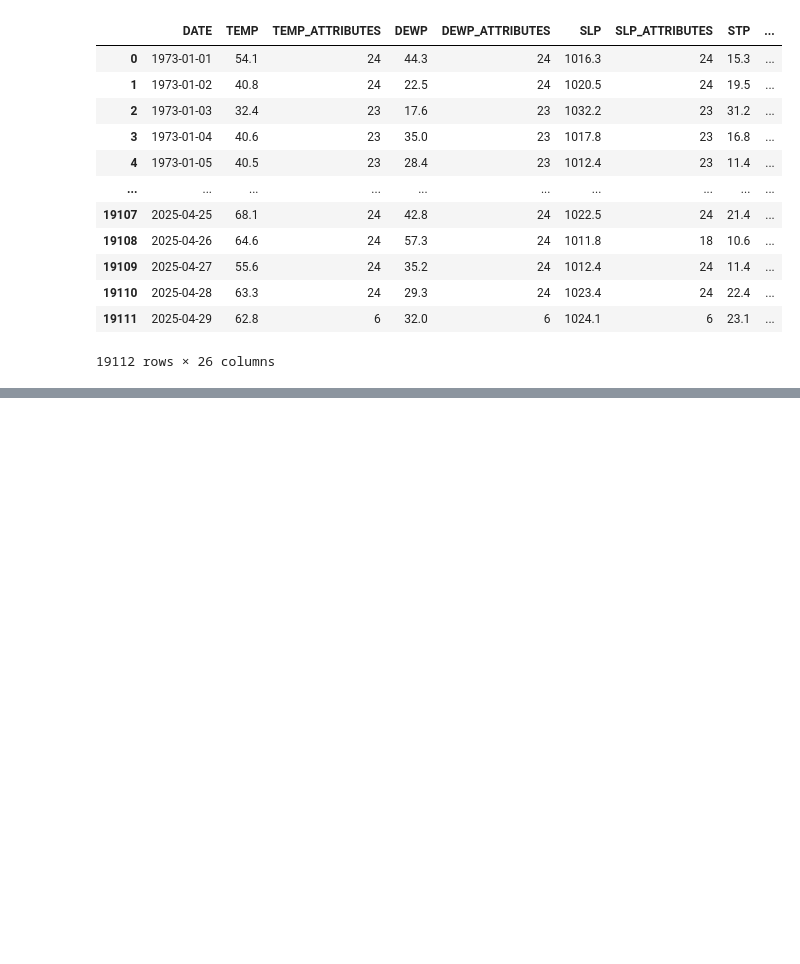
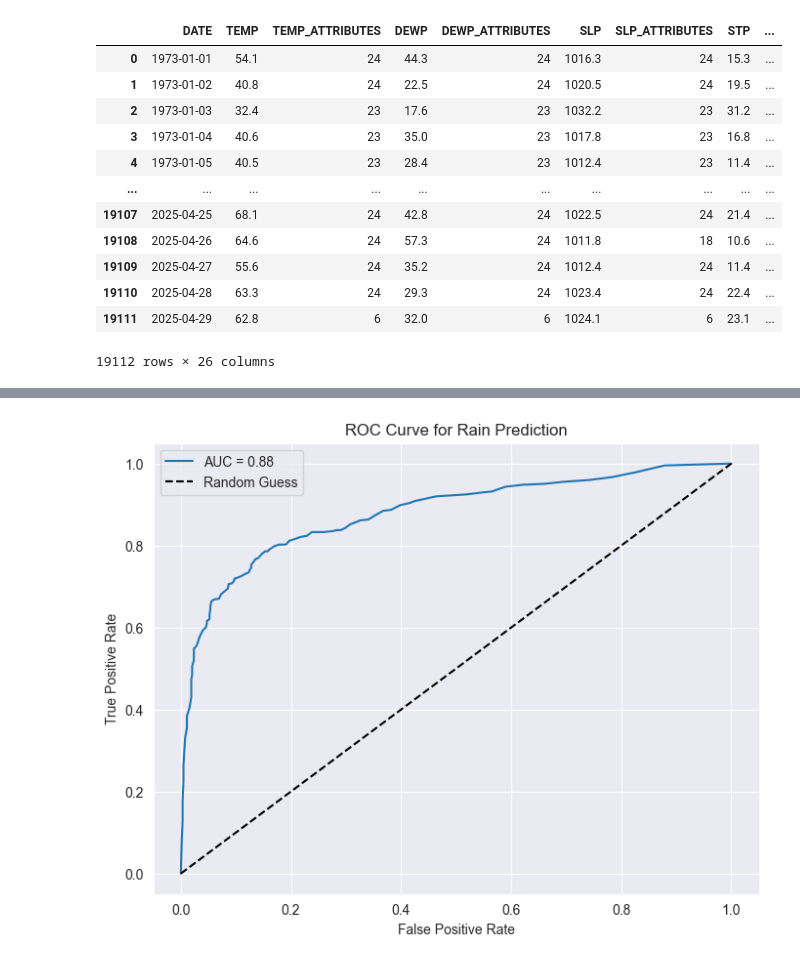
Before and after one commit to kielsara/IS525-Final, a Jupyter notebook: data cleaning and exploration.ipynb, the cells around one changed output, grey strips where cells are left out. Drawn from its saved outputs; the diff is of its cells as text; code cells hidden in the pictures; blank space fills up the shorter version.

```diff
--- a/data cleaning and exploration.ipynb
+++ b/data cleaning and exploration.ipynb
@@ -143,0 +335,20 @@ df_final.to_csv('df_final.csv', index=False)
+# %%
+variables = ['WDSP', 'HUMID', 'TEMP', 'VISIB']
+results = []
+
+for i in range(len(variables)):
+    for j in range(i + 1, len(variables)):
+        var1, var2 = variables[i], variables[j]
+        r, p = pearsonr(merged_df[var1], merged_df[var2])
+        results.append((var1, var2, r, p))
+
+# Add time correlation if DATE exists
+if 'DATE' in merged_df.columns and not merged_df['DATE'].isnull().any():
+    merged_df['TimeFactor'] = merged_df['DATE'].astype('int64') / 1e9
+    for var in variables:
+        r, p = pearsonr(merged_df['TimeFactor'], merged_df[var])
+        results.append(('Time', var, r, p))
+
+# Convert results to DataFrame
+results_df = pd.DataFrame(results, columns=['Variable 1', 'Variable 2', 'Correlation Coefficient (r)', 'P-value'])
+print("All Correlation Results:\n", results_df)
@@ -143,0 +498,54 @@ df_final.to_csv('df_final.csv', index=False)
+# %%
+from sklearn.model_selection import train_test_split
+from sklearn.ensemble import RandomForestClassifier
+from sklearn.metrics import accuracy_score, classification_report, roc_auc_score, roc_curve
+import matplotlib.pyplot as plt
+
+# Ensure FRSHTT is a 6-character string (pad with leading 0s if necessary)
+merged_df['FRSHTT'] = merged_df['FRSHTT'].astype(str).str.zfill(6)
+
+# Rain is indicated by '1' in the second position (index 1)
+merged_df['rainy'] = merged_df['FRSHTT'].str[1].astype(int)
+
+required_cols = ['HUMID', 'VISIB', 'WDSP', 'TEMP', 'rainy']
+df_filtered = merged_df.dropna(subset=required_cols)
+
+X = df_filtered[['HUMID', 'VISIB', 'WDSP', 'TEMP']]
+y = df_filtered['rainy']
+
+print("Rainy class distribution:")
+print(y.value_counts())
+
+X_train, X_test, y_train, y_test = train_test_split(
+    X, y, test_size=0.2, stratify=y, random_state=0
+)
+
+# Convert X_test back into a DataFrame to retain the index
+X_test = pd.DataFrame(X_test, columns=X.columns, index=y_test.index)
+
+# Train model
+rf_classifier = RandomForestClassifier(n_estimators=100, random_state=10)
+rf_classifier.fit(X_train, y_train)
+
+# Predictions and probabilities
+y_pred = rf_classifier.predict(X_test)
+y_pred_proba = rf_classifier.predict_proba(X_test)[:, 1]
+
+# Metrics
+print(f"Accuracy: {accuracy_score(y_test, y_pred):.2f}")
+print("Classification Report:")
+print(classification_report(y_test, y_pred))
+
+# ROC Curve
+fpr, tpr, _ = roc_curve(y_test, y_pred_proba)
+auc_score = roc_auc_score(y_test, y_pred_proba)
+
+plt.figure(figsize=(8, 6))
+plt.plot(fpr, tpr, label=f"AUC = {auc_score:.2f}")
+plt.plot([0, 1], [0, 1], 'k--', label="Random Guess")
+plt.xlabel("False Positive Rate")
+plt.ylabel("True Positive Rate")
+plt.title("ROC Curve for Rain Prediction")
+plt.legend()
+plt.show()
+# %% [output]
@@ -143,0 +567 @@ df_final.to_csv('df_final.csv', index=False)
+[figure, added]
```
Also changed, not shown: parts of 36 cells of this notebook, 8 other files.
